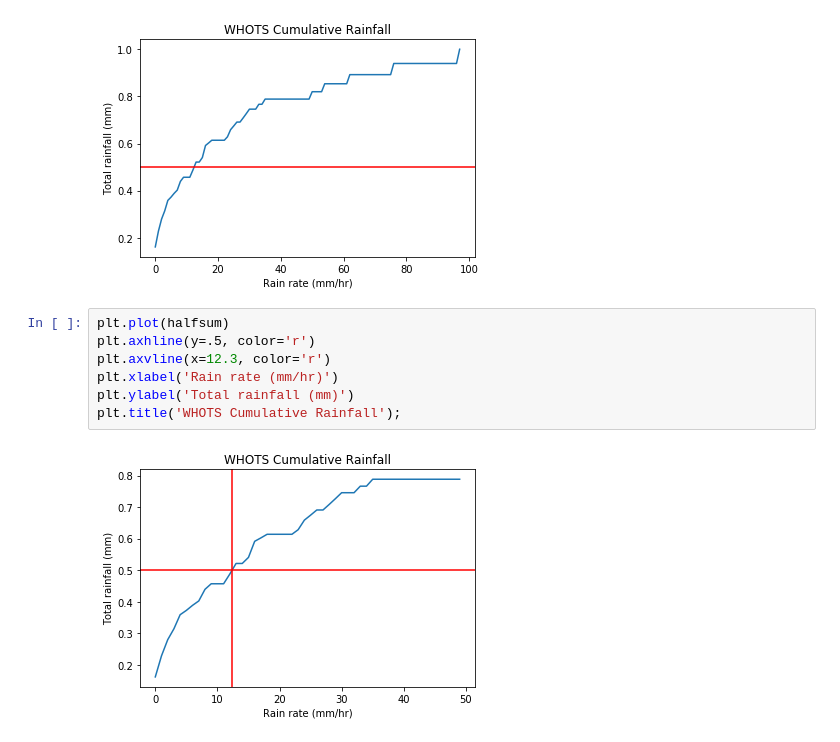
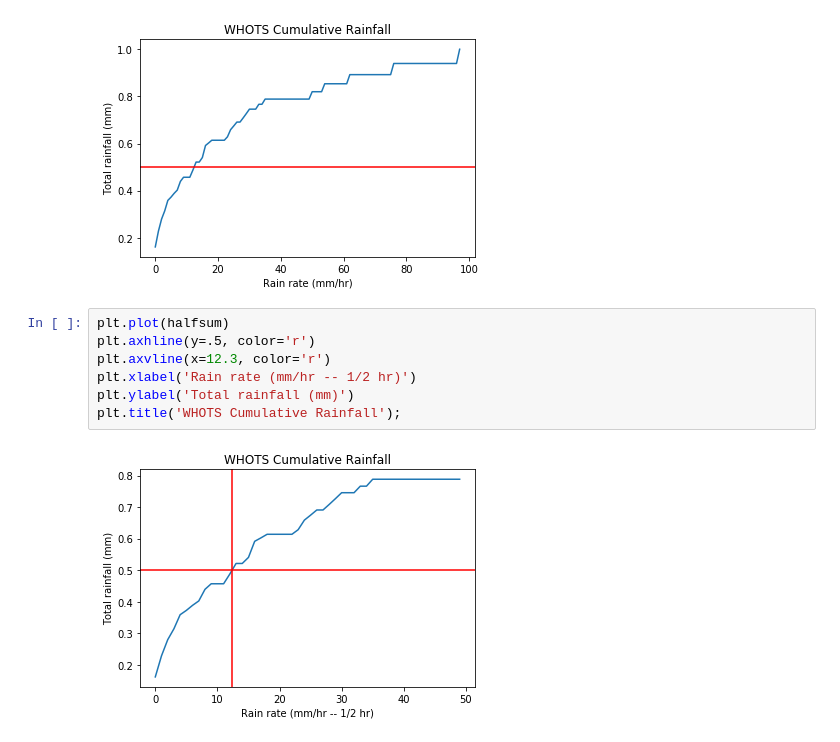
Before and after one commit to uncw-cubesat-lab/rain-class, a Jupyter notebook: Intuitive Look at Precipitation Measures.ipynb, the cells around one changed output. Drawn from its saved outputs; the diff is of its cells as text.

```diff
--- a/Intuitive Look at Precipitation Measures.ipynb
+++ b/Intuitive Look at Precipitation Measures.ipynb
@@ -467,9 +673,9 @@ plt.title('WHOTS Cumulative Rainfall');
 # %%
 plt.plot(halfsum)
 plt.axhline(y=.5, color='r')
 plt.axvline(x=12.3, color='r')
-plt.xlabel('Rain rate (mm/hr)')
+plt.xlabel('Rain rate (mm/hr -- 1/2 hr)')
 plt.ylabel('Total rainfall (mm)')
 plt.title('WHOTS Cumulative Rainfall');
 # %% [output]
-[figure, old version]
+[figure, new version]
```
Also changed, not shown: parts of 50 cells of this notebook.
